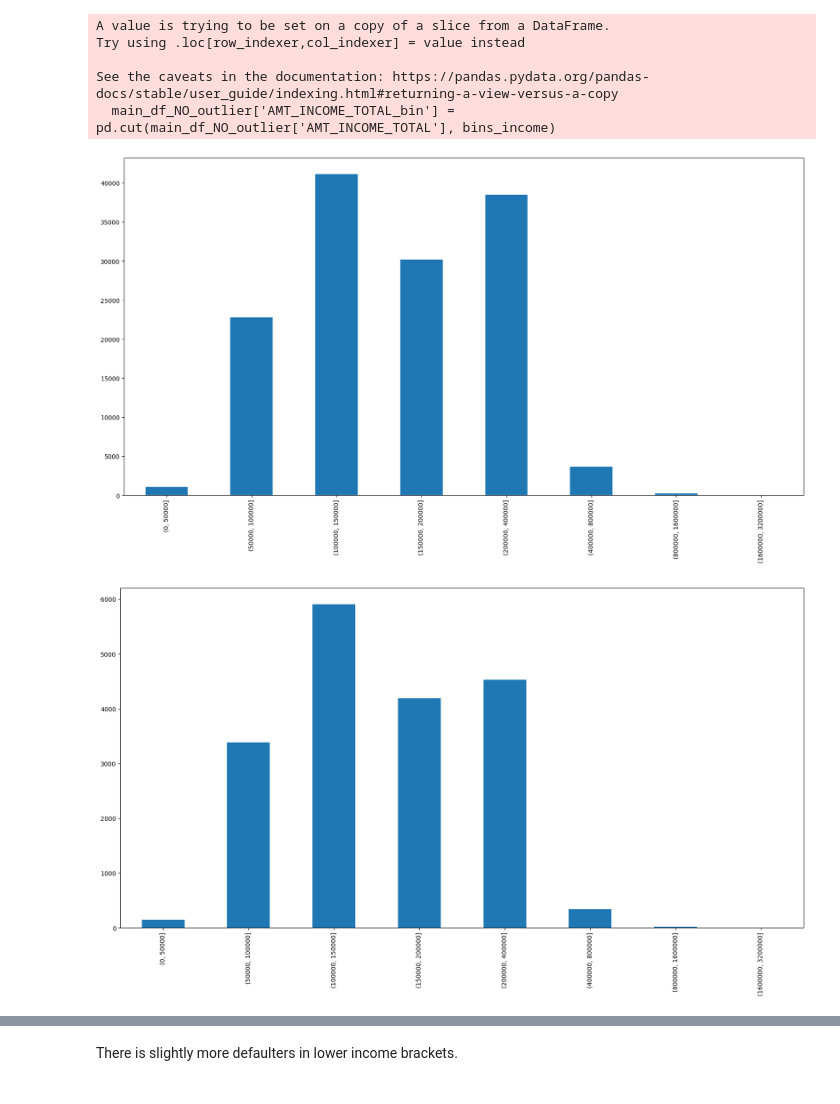
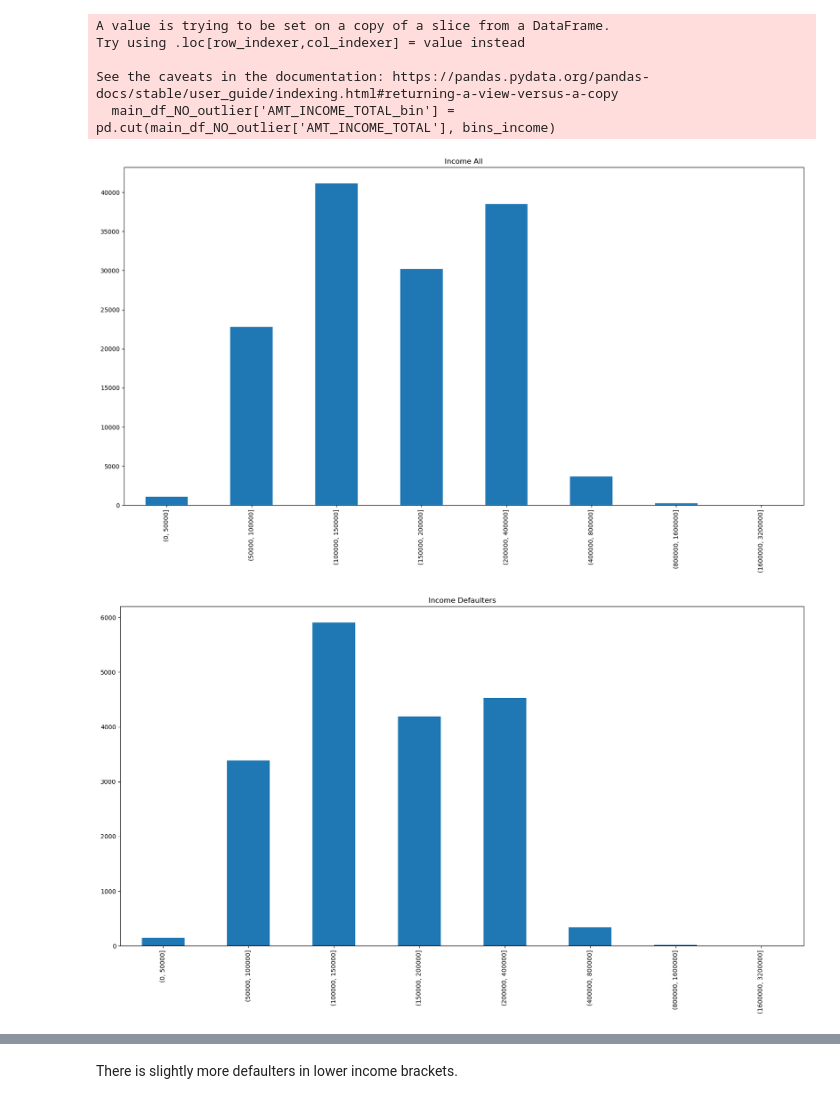
Before and after one commit to rwoodill/credit-card-defaulter-analysis, a Jupyter notebook: combined_coding.ipynb, the cells around one changed output, grey strips where cells are left out. Cells and saved outputs as stored; diff of their text form; code cells hidden in the pictures.

Commit message:
Added title to some figures.

```diff
--- a/combined_coding.ipynb
+++ b/combined_coding.ipynb
@@ -143,13 +143,15 @@ See the caveats in the documentation: https://pandas.pydata.org/pandas-docs/stab
   main_df_NO_outlier['AMT_INCOME_TOTAL_bin'] = pd.cut(main_df_NO_outlier['AMT_INCOME_TOTAL'], bins_income)
 # %%
 fig_income_all = main_df_NO_outlier['AMT_INCOME_TOTAL_bin'].value_counts().sort_index().plot.bar(figsize = (20,10))
+plt.title("Income All")
 plt.savefig('figures\\fig_income_all.png')
 # %% [output]
-[figure, old version]
+[figure, new version]
 # %%
 fig_income_defaulters = df_defaulters_NO_outliers['AMT_INCOME_TOTAL_bin'].value_counts().sort_index().plot.bar(figsize = (20,10))
+plt.title("Income Defaulters")
 plt.savefig('figures\\fig_income_def.png')
 # %% [output]
-[figure, old version]
+[figure, new version]
 # %%
 fig_income_normal = df_normal_NO_outliers['AMT_INCOME_TOTAL_bin'].value_counts().sort_index().plot.bar(figsize = (20,10))
```
Also changed, not shown: parts of 4 cells of this notebook, 6 other files.
